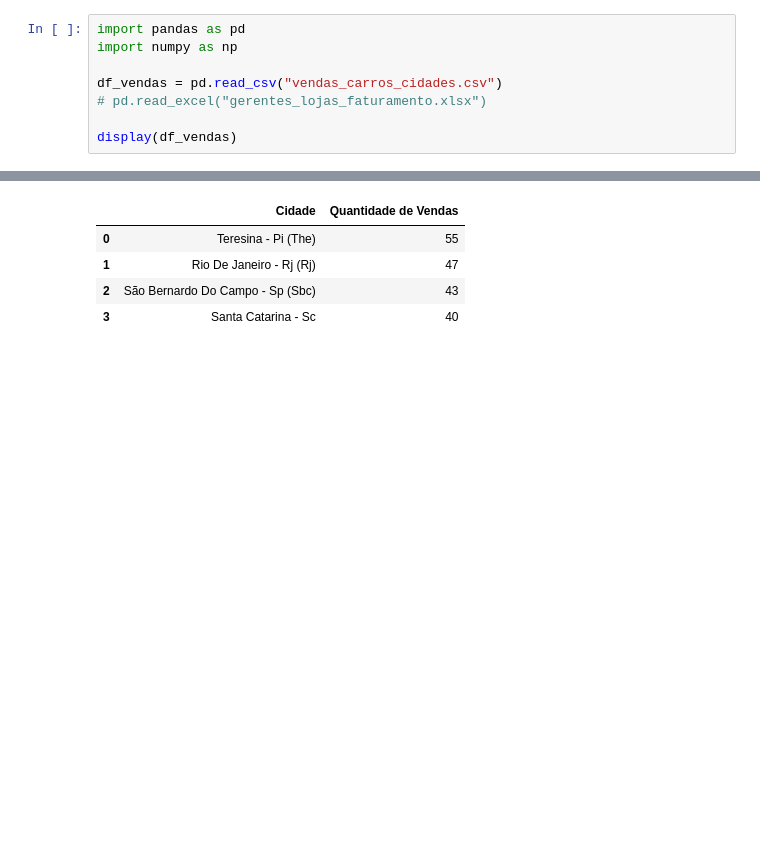
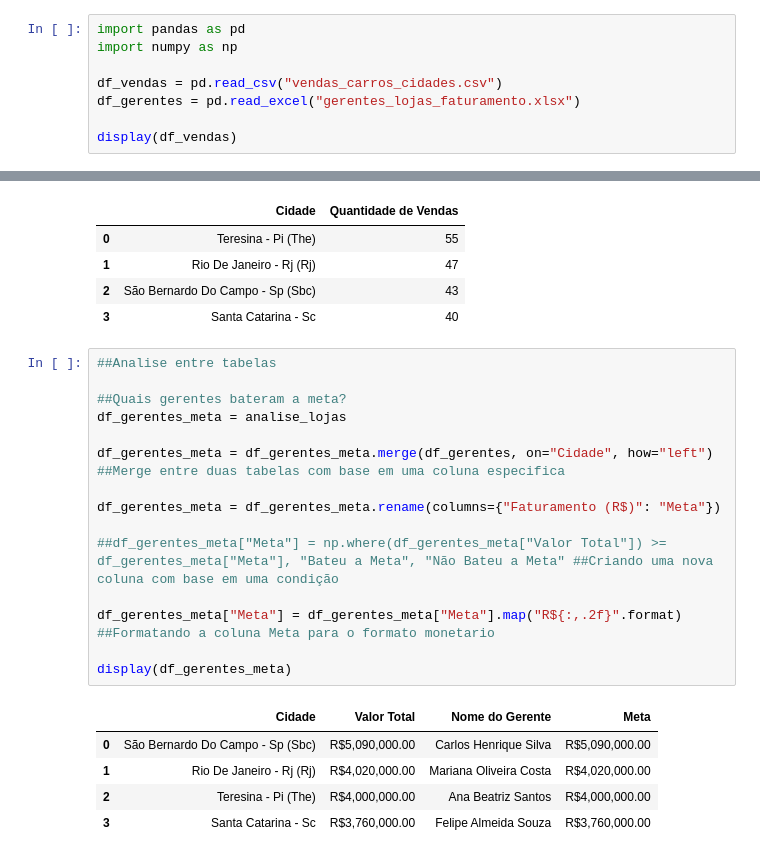
Before and after one commit to TheSousaC/PYTHON, a Jupyter notebook: estudos-bibliotecas/pandas_py/main.ipynb, the cells around one changed output, grey strips where cells are left out. Cells and saved outputs as stored; diff of their text form; blank space fills up the shorter version.

Commit message:
Agrupando tabelas

```diff
--- a/estudos-bibliotecas/pandas_py/pandas_supremo.ipynb
+++ b/estudos-bibliotecas/pandas_py/main.ipynb
@@ -3,7 +3,7 @@ import pandas as pd
 import numpy as np
 
 df_vendas = pd.read_csv("vendas_carros_cidades.csv")
-# pd.read_excel("gerentes_lojas_faturamento.xlsx")
+df_gerentes = pd.read_excel("gerentes_lojas_faturamento.xlsx")
 
 display(df_vendas)
 # %% [output]
@@ -251,3 +251,24 @@ display(analise_qnt_lojas)
 | 1 | Rio De Janeiro - Rj (Rj) | 47 |
 | 2 | São Bernardo Do Campo - Sp (Sbc) | 43 |
 | 3 | Santa Catarina - Sc | 40 |
+# %%
+##Analise entre tabelas
+
+##Quais gerentes bateram a meta?
+df_gerentes_meta = analise_lojas
+
+df_gerentes_meta = df_gerentes_meta.merge(df_gerentes, on="Cidade", how="left") ##Merge entre duas tabelas com base em uma coluna especifica
+
+df_gerentes_meta = df_gerentes_meta.rename(columns={"Faturamento (R$)": "Meta"})
+
+##df_gerentes_meta["Meta"] = np.where(df_gerentes_meta["Valor Total"]) >= df_gerentes_meta["Meta"], "Bateu a Meta", "Não Bateu a Meta" ##Criando uma nova coluna com base em uma condição
+
+df_gerentes_meta["Meta"] = df_gerentes_meta["Meta"].map("R${:,.2f}".format) ##Formatando a coluna Meta para o formato monetario
+
+display(df_gerentes_meta)
+# %% [output]
+|  | Cidade | Valor Total | Nome do Gerente | Meta |
+| 0 | São Bernardo Do Campo - Sp (Sbc) | R$5,090,000.00 | Carlos Henrique Silva | R$5,090,000.00 |
+| 1 | Rio De Janeiro - Rj (Rj) | R$4,020,000.00 | Mariana Oliveira Costa | R$4,020,000.00 |
+| 2 | Teresina - Pi (The) | R$4,000,000.00 | Ana Beatriz Santos | R$4,000,000.00 |
+| 3 | Santa Catarina - Sc | R$3,760,000.00 | Felipe Almeida Souza | R$3,760,000.00 |
```
Also changed, not shown: 1 other file.
